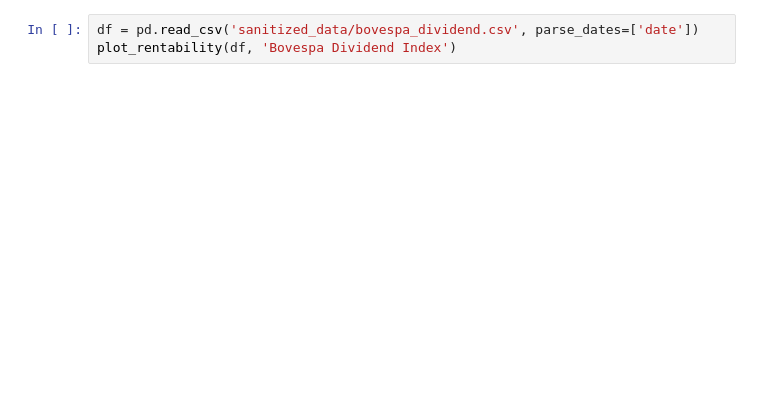
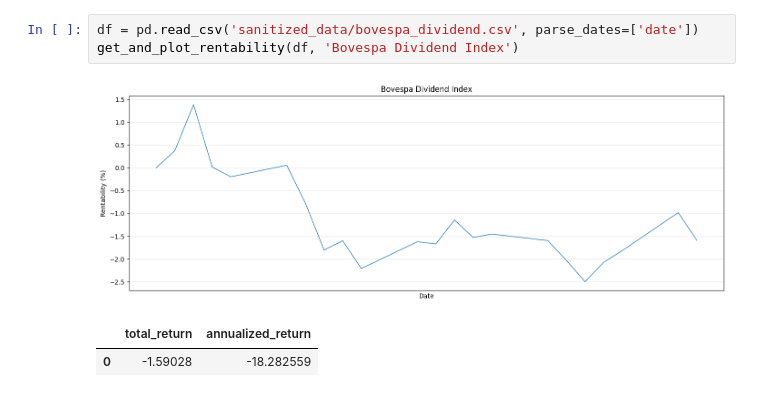
Before and after one commit to lralles/portfolio-optimization-studio, a Jupyter notebook: notebooks/rentability.ipynb, the cells around one changed output. Cells and saved outputs as stored; diff of their text form; blank space fills up the shorter version.

```diff
--- a/notebooks/rentability.ipynb
+++ b/notebooks/rentability.ipynb
@@ -15,5 +23,9 @@ plot_rentability(df, 'BM&FBOVESPA Real Estate (IFIX)')
 # %%
 df = pd.read_csv('sanitized_data/bovespa_dividend.csv', parse_dates=['date'])
-plot_rentability(df, 'Bovespa Dividend Index')
+get_and_plot_rentability(df, 'Bovespa Dividend Index')
+# %% [output]
+[figure, added]
+|  | total_return | annualized_return |
+| 0 | -1.59028 | -18.282559 |
 # %%
 df = pd.read_csv('sanitized_data/sp500.csv', parse_dates=['date'])
```
Also changed, not shown: parts of 14 cells of this notebook, 5 other files.
